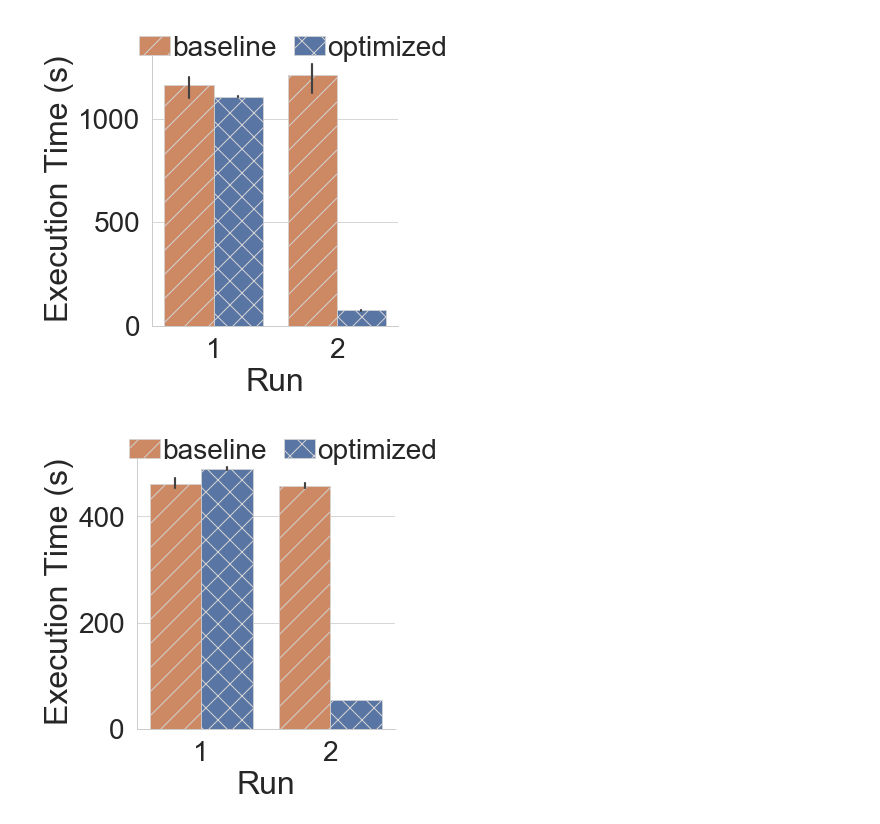
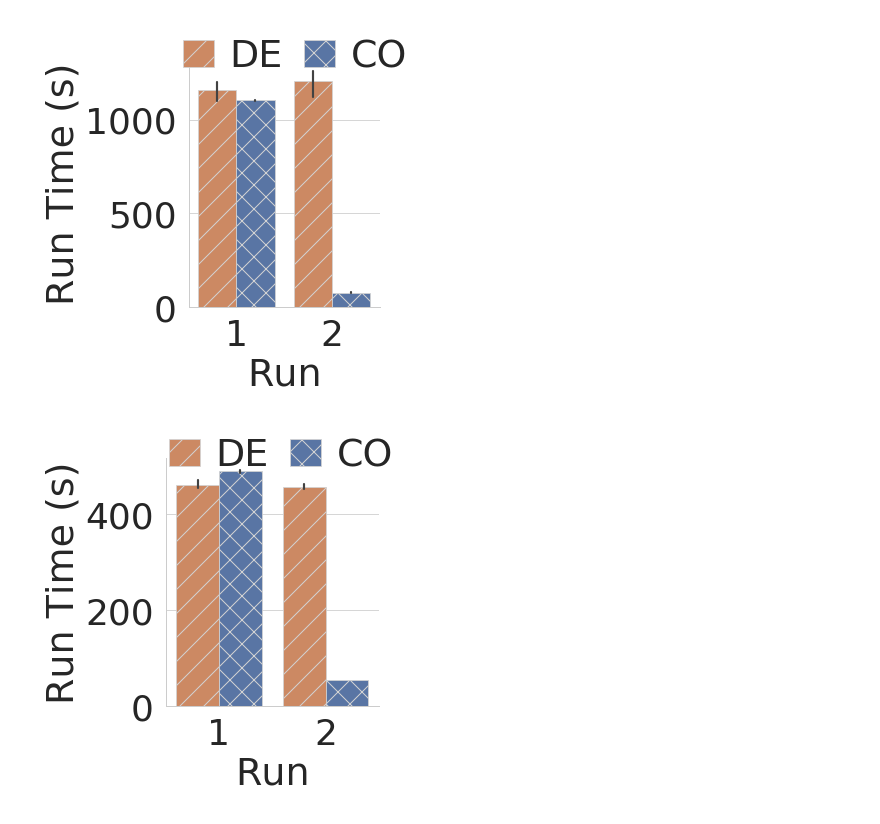
Before and after one commit to dbehrouz/ml-workload-optimization, a Jupyter notebook: code/collaborative-optimizer/paper/experiments/execution_time/repetition/plots.ipynb, the cells around one changed output. Drawn from its saved outputs; the diff is of its cells as text; code cells hidden in the pictures.

```diff
--- a/code/collaborative-optimizer/paper/experiments/execution_time/repetition/plots.ipynb
+++ b/code/collaborative-optimizer/paper/experiments/execution_time/repetition/plots.ipynb
@@ -12,9 +12,12 @@ import os
 import matplotlib2tikz
 plt.style.use('seaborn')
 sns.set(style="whitegrid")
-sns.set_context("paper", font_scale=2.5)
+sns.set_context("paper", font_scale=4)
 plt.rc('hatch', color='white', linewidth=1)
-
+plt.rcParams.update({
+    "font.family": "serif",
+     "font.serif": [] ,
+      "font.sans-serif": ["Linux Biolinum"]  })
 warnings.filterwarnings('ignore')
 
 # matplotlib and seaborn for plotting
@@ -42,8 +45,10 @@ result_folder = ROOT_RESULT_FOLDER + '/execution_time/repetition/kaggle_home_cre
 result_file = result_folder + '/cloud-41/2019-09-26.csv'
 # %%
 HEADERS = [
-    'timestamp', 'exp_id', 'repo', 'workload', 'code_name','type', 'rep', 'mat_rate',
+    'timestamp', 'exp_id', 'repo', 'workload','type', 'rep', 'mat_rate',
     'run_time'
 ]
+method_map = {'optimized':'CO','baseline':'DE'}
 execution_times = pd.read_csv(result_file, header=None, names=HEADERS)
+execution_times['type'] = execution_times['type'].replace(method_map)
 execution_times['cumulative_run_time'] = execution_times.groupby(['exp_id','workload','type'])['run_time'].apply(lambda x: x.cumsum())
@@ -58,18 +61,18 @@ def plot_executions_reuse(df, loc=''):
         hue='type',
         kind='bar',
         ci=99,
-        hue_order=['baseline', 'optimized'],
+        hue_order=['DE', 'CO'],
         palette={
-            'optimized': SYSTEM_COLOR,
-            'baseline': BASELINE_COLOR
+            'CO': SYSTEM_COLOR,
+            'DE': BASELINE_COLOR
         },
         legend=False)
     #top = df['run_time'].max()
     #cat.set_axis_labels('Execution Number', 'Run Time (s)')
-    cat.set_xlabels('Run', fontsize=32)
-    cat.set_ylabels('Run Time (s)', fontsize=32)
+    cat.set_xlabels('Run', fontsize=38)
+    cat.set_ylabels('Run Time (s)', fontsize=38)
     #cat.set(ylim=(0, top + 100))
-    plt.tick_params(labelsize = 28)
+    plt.tick_params(labelsize = 36)
 
     num_executions = len(df.rep.unique())
     for i, bar in enumerate(cat.ax.patches):
@@ -80,9 +83,9 @@ def plot_executions_reuse(df, loc=''):
         bar.set_edgecolor('lightgray')
         bar.set_hatch(h)
 
-    lg = plt.legend(loc='upper center', fontsize=28, ncol = 2, columnspacing=-1, bbox_to_anchor=(0.48,1.15))
-    lg.legendHandles[0].xy = (45,0)
-    lg.legendHandles[1].xy = (45,0)
+    lg = plt.legend(loc='upper center', fontsize=38, ncol = 2, columnspacing=-1, bbox_to_anchor=(0.4,1.22))
+    lg.legendHandles[0].xy = (60,0)
+    lg.legendHandles[1].xy = (60,0)
     lg.legendHandles[0]._width = 31
     lg.legendHandles[1]._width = 31
 
@@ -98,14 +101,14 @@ NameError: name 'execution_times' is not defined
 # %%
 df = execution_times[execution_times['workload'] == 'introduction_to_manual_feature_engineering_p2']
-path = output_directory+'/introduction_to_manual_feature_engineering_p2.pdf'
+path = output_directory+'/introduction_to_manual_feature_engineering_p2.pgf'
 create_folder(path=path)
 plot_executions_reuse(df, path)
 # %% [output]
-[figure, old version]
+[figure, new version]
 # %%
 df = execution_times[execution_times['workload'] == 'start_here_a_gentle_introduction']
-path = output_directory+'/start_here_a_gentle_introduction.pdf'
+path = output_directory+'/start_here_a_gentle_introduction.pgf'
 create_folder(path=path)
 plot_executions_reuse(df, path)
 # %% [output]
-[figure, old version]
+[figure, new version]
```
Also changed, not shown: parts of 2 cells of this notebook, 8 other files.
